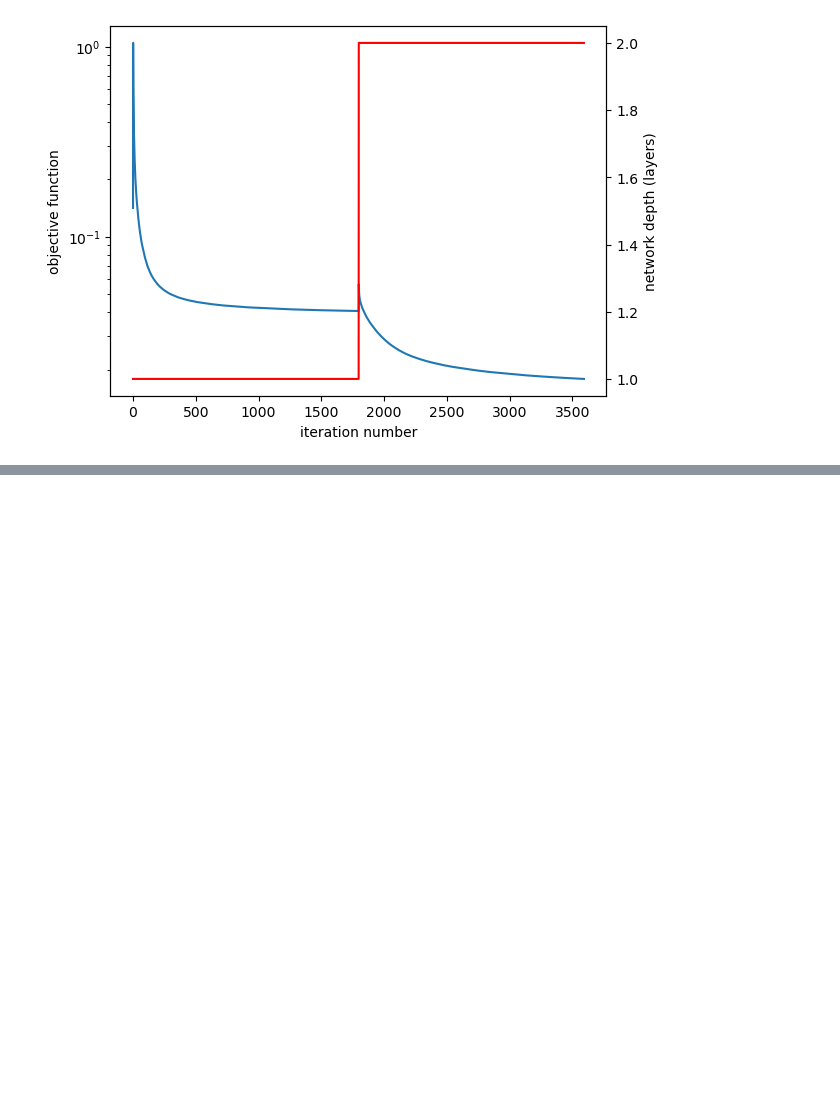
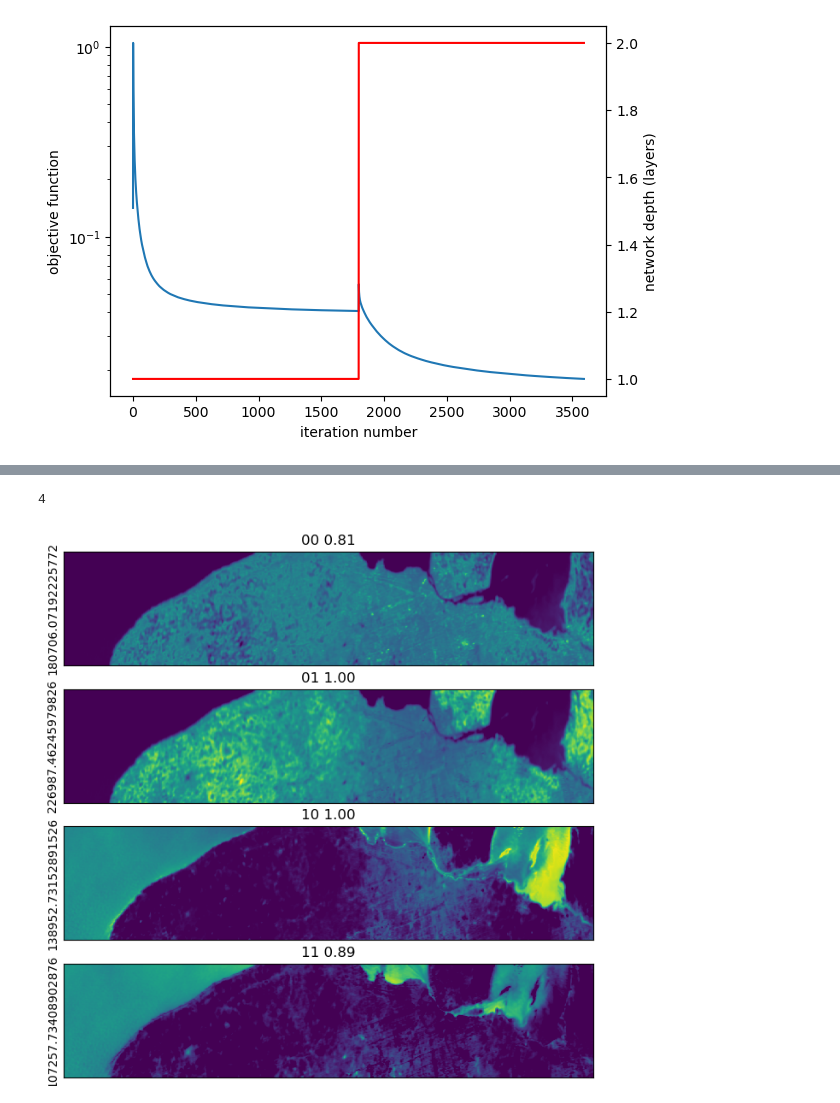
Before and after one commit to ELO-Hyp/hUH, a Jupyter notebook: Example.ipynb, the cells around one changed output, grey strips where cells are left out. Saved outputs shown, nothing was run; the diff lists cells and outputs as text; code cells hidden in the pictures; blank space fills up the shorter version.

```diff
--- a/Example.ipynb
+++ b/Example.ipynb
@@ -267,0 +323,15 @@ deh4.trim(2)
+# %%
+csc = cube_smile_corrected[:,:,4:].reshape((-1,116))
+# %%
+# this is my dark pixel subtraction compensation
+mins = np.array([2*csc[:,i].min() - np.sort(csc[:,i])[1] for i in range(116)])
+# %%
+#with version 0 and tightened constraints, with one loop, switched to spatial and increased min size
+# looks like the lower threshold does help to split the water
+il.reload(deh)
+deh5 = deh.DEH(no_negative_residuals=True)
+deh5.splitting_size=1000
+deh5.max_depth=3
+deh5.max_iter=0
+deh5.plot_size = (956,684)
+deh5.plot_aspect = 0.3
@@ -267,0 +344,7 @@ deh4.trim(2)
+# %%
+# Note that I plotted this before it had finished converging, as I ran out of time
+deh5.predict(csc-mins)
+deh5.display_level(2)
+# %% [output]
+4
+[figure, added]
```
Also changed, not shown: parts of 26 cells of this notebook, 1 other file.
